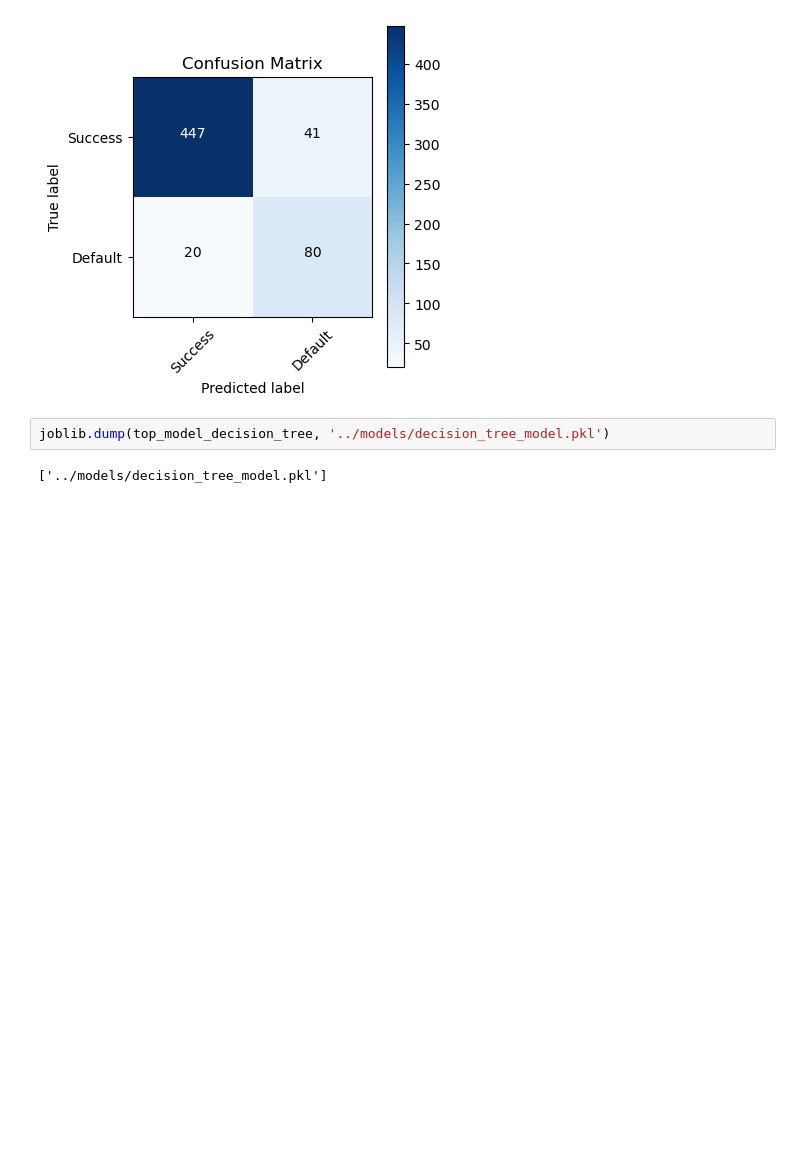
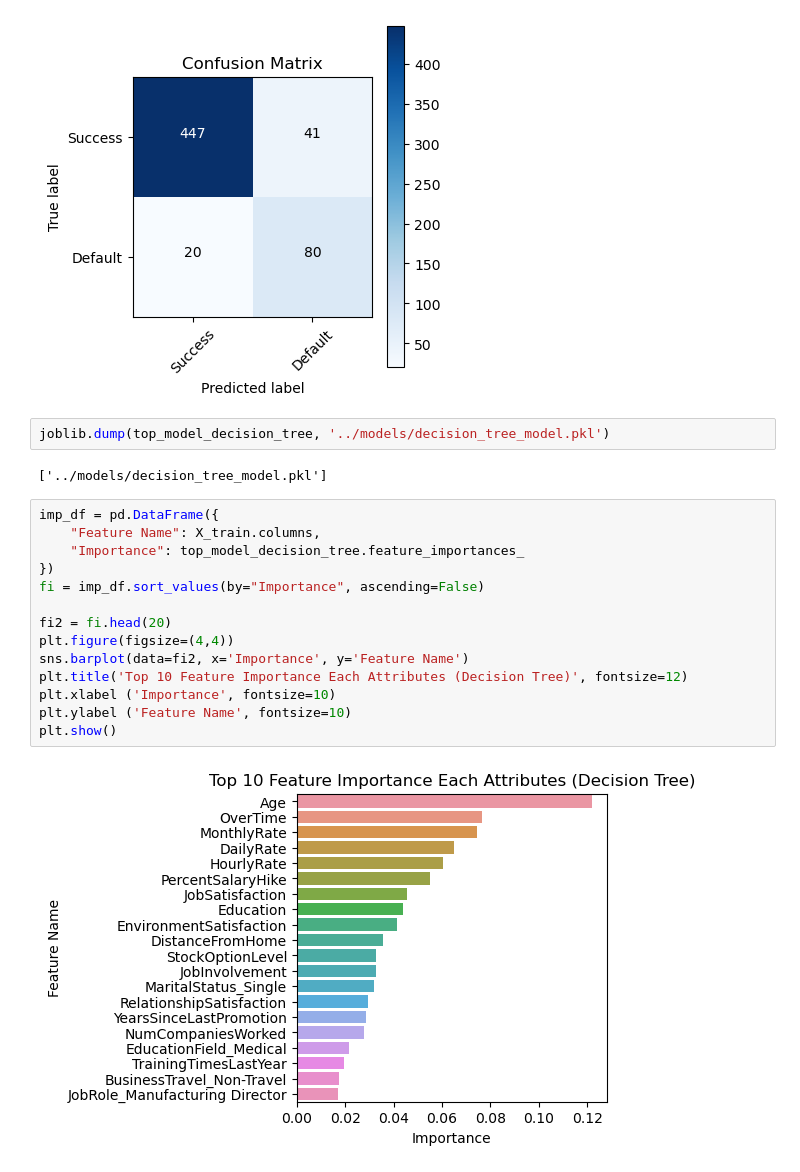
Before and after one commit to ShaikSameerRuddin/hr-attrition-model, a Jupyter notebook: notebooks/0.2 DecisionTreeClassifier.ipynb, the cells around one changed output. Cells and saved outputs as stored; diff of their text form; blank space fills up the shorter version.

```diff
--- a/notebooks/0.2 DecisionTreeClassifier.ipynb
+++ b/notebooks/0.2 DecisionTreeClassifier.ipynb
@@ -180,3 +183,19 @@ plt.show()
 joblib.dump(top_model_decision_tree, '../models/decision_tree_model.pkl')
 # %% [output]
 ['../models/decision_tree_model.pkl']
+# %%
+imp_df = pd.DataFrame({
+    "Feature Name": X_train.columns,
+    "Importance": top_model_decision_tree.feature_importances_
+})
+fi = imp_df.sort_values(by="Importance", ascending=False)
+
+fi2 = fi.head(20)
+plt.figure(figsize=(4,4))
+sns.barplot(data=fi2, x='Importance', y='Feature Name')
+plt.title('Top 10 Feature Importance Each Attributes (Decision Tree)', fontsize=12)
+plt.xlabel ('Importance', fontsize=10)
+plt.ylabel ('Feature Name', fontsize=10)
+plt.show()
+# %% [output]
+[figure, added]
```
Also changed, not shown: parts of 4 cells of this notebook, 1 other file.
